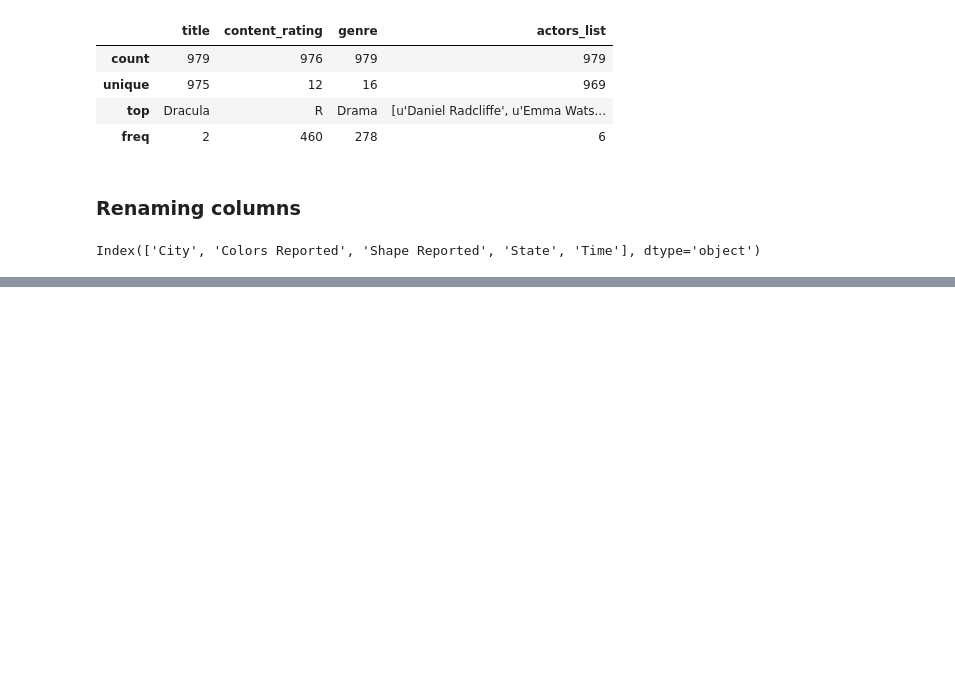
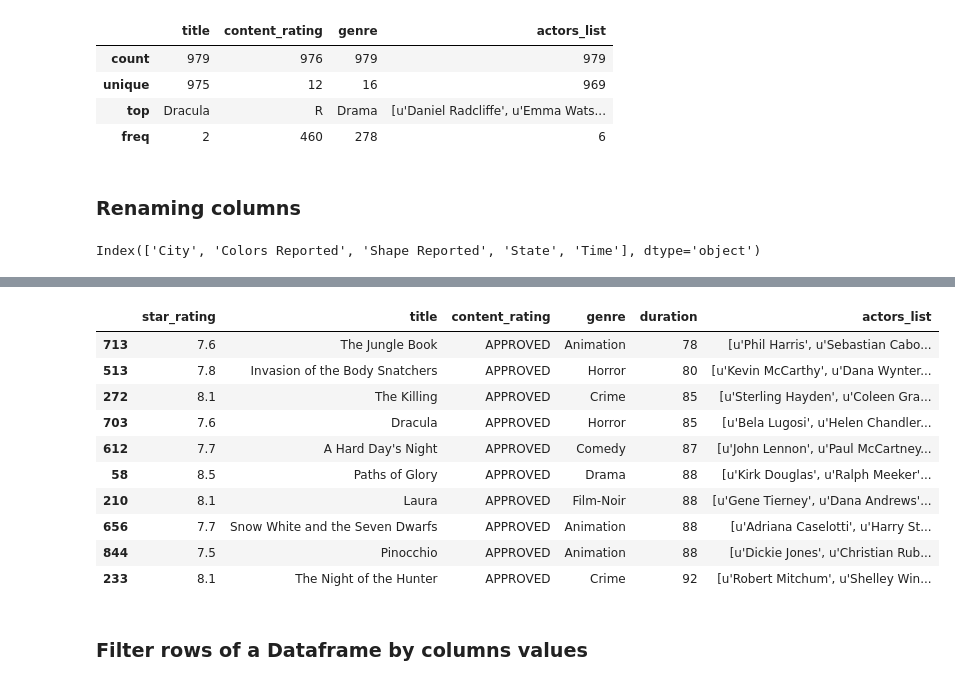
Before and after one commit to Salekeen/ML-Notebooks, a Jupyter notebook: Pandas/Pandas_30_QnA.ipynb, the cells around one changed output, grey strips where cells are left out. Cells and saved outputs as stored; diff of their text form; code cells hidden in the pictures; blank space fills up the shorter version.

```diff
--- a/Pandas/Pandas_30_QnA.ipynb
+++ b/Pandas/Pandas_30_QnA.ipynb
@@ -164,0 +252,2 @@ Index(['City', 'Colors Reported', 'Shape Reported', 'State', 'Time'], dtype='obj
+# %%
+movies = pd.read_csv('http://bit.ly/imdbratings')
@@ -164,0 +327,17 @@ Index(['City', 'Colors Reported', 'Shape Reported', 'State', 'Time'], dtype='obj
+# %%
+# sorting a dataframe by multiple series
+movies.sort_values(by=['content_rating', 'duration']).head(10)
+# %% [output]
+|  | star_rating | title | content_rating | genre | duration | actors_list |
+| 713 | 7.6 | The Jungle Book | APPROVED | Animation | 78 | [u'Phil Harris', u'Sebastian Cabo... |
+| 513 | 7.8 | Invasion of the Body Snatchers | APPROVED | Horror | 80 | [u'Kevin McCarthy', u'Dana Wynter... |
+| 272 | 8.1 | The Killing | APPROVED | Crime | 85 | [u'Sterling Hayden', u'Coleen Gra... |
+| 703 | 7.6 | Dracula | APPROVED | Horror | 85 | [u'Bela Lugosi', u'Helen Chandler... |
+| 612 | 7.7 | A Hard Day's Night | APPROVED | Comedy | 87 | [u'John Lennon', u'Paul McCartney... |
+| 58 | 8.5 | Paths of Glory | APPROVED | Drama | 88 | [u'Kirk Douglas', u'Ralph Meeker'... |
+| 210 | 8.1 | Laura | APPROVED | Film-Noir | 88 | [u'Gene Tierney', u'Dana Andrews'... |
+| 656 | 7.7 | Snow White and the Seven Dwarfs | APPROVED | Animation | 88 | [u'Adriana Caselotti', u'Harry St... |
+| 844 | 7.5 | Pinocchio | APPROVED | Animation | 88 | [u'Dickie Jones', u'Christian Rub... |
+| 233 | 8.1 | The Night of the Hunter | APPROVED | Crime | 92 | [u'Robert Mitchum', u'Shelley Win... |
+# %% [markdown]
+### Filter rows of a Dataframe by columns values
```
Also changed, not shown: parts of 24 cells of this notebook.
